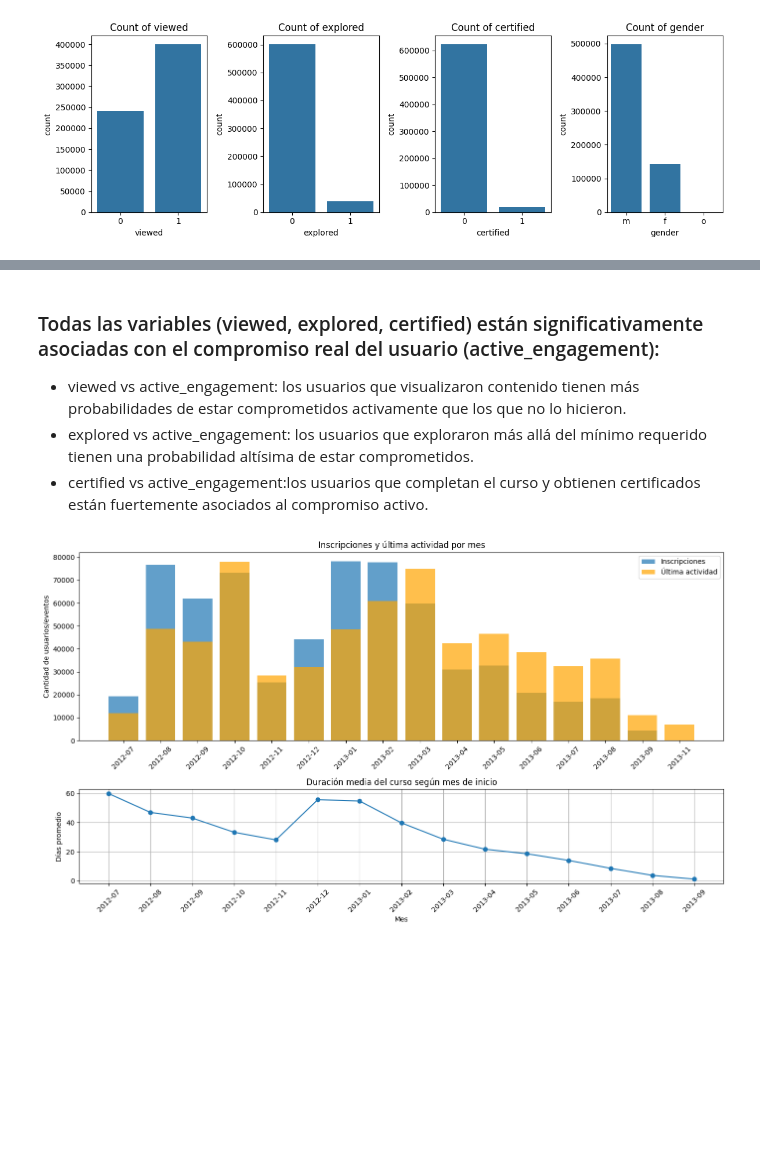
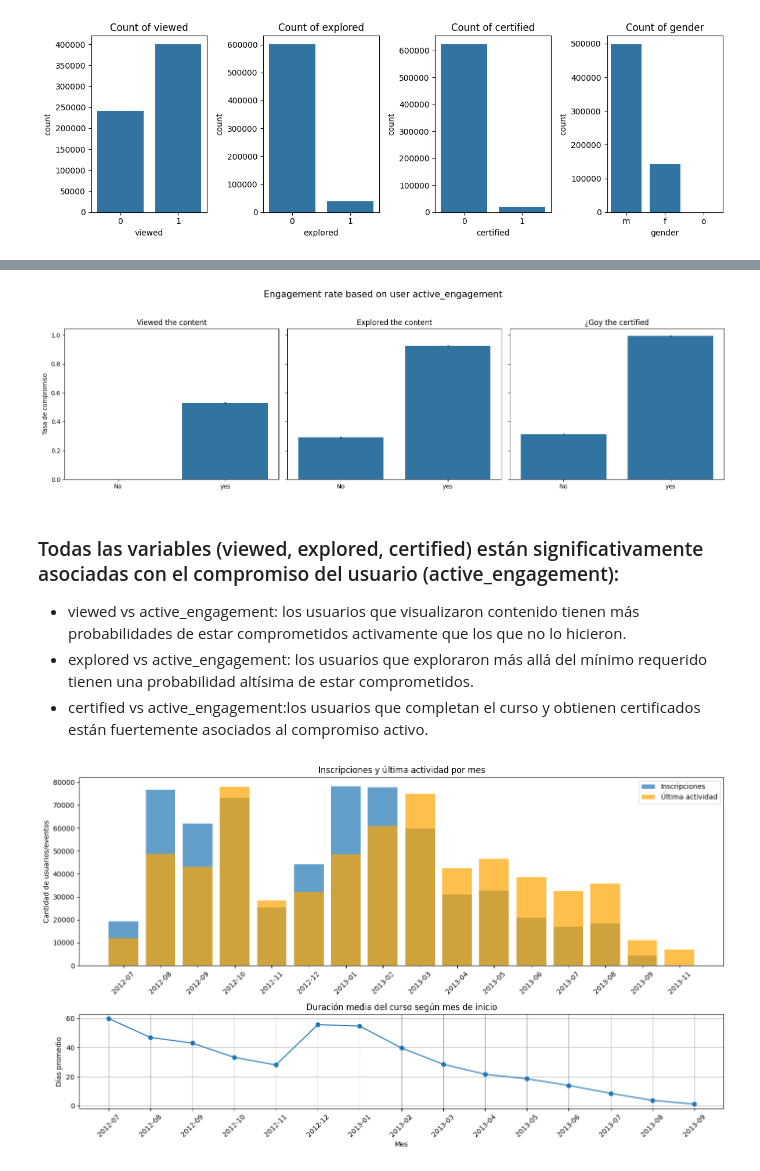
Before and after one commit to abdonrb/Course-engagement, a Jupyter notebook: notebooks/Eda.ipynb, the cells around one changed output, grey strips where cells are left out. Drawn from its saved outputs; the diff is of its cells as text; code cells hidden in the pictures; blank space fills up the shorter version.

```diff
--- a/notebooks/Eda.ipynb
+++ b/notebooks/Eda.ipynb
@@ -357,6 +371,34 @@ Chi² = 273943.66, p-value = 0.0000
 Relación significativa ✅
+# %%
+fig, axes = plt.subplots(1, 3, figsize=(16, 5), sharey=True)
+
+# 1. Engagement por viewed
+sns.barplot(x='viewed', y='active_engagement', data=df, ax=axes[0])
+axes[0].set_title('Viewed the content')
+axes[0].set_xticklabels(['No', 'yes'])
+axes[0].set_ylabel('Tasa de compromiso')
+axes[0].set_xlabel('')
+
+# 2. Engagement por explored
+sns.barplot(x='explored', y='active_engagement', data=df, ax=axes[1])
+axes[1].set_title('Explored the content')
+axes[1].set_xticklabels(['No', 'yes'])
+axes[1].set_ylabel('')
+axes[1].set_xlabel('')
+
+# 3. Engagement por certified
+sns.barplot(x='certified', y='active_engagement', data=df, ax=axes[2])
+axes[2].set_title('Got the certified')
+axes[2].set_xticklabels(['No', 'yes'])
+axes[2].set_ylabel('')
+axes[2].set_xlabel('')
+
+plt.suptitle('Engagement rate based on user active_engagement', fontsize=15)
+plt.tight_layout(rect=[0, 0.03, 1, 0.95]);
+# %% [output]
+[figure, added]
 # %% [markdown]
-### Todas las variables (viewed, explored, certified) están significativamente asociadas con el compromiso real del usuario (active_engagement):
+### Todas las variables (viewed, explored, certified) están significativamente asociadas con el compromiso del usuario (active_engagement):
 
 - viewed vs active_engagement: los usuarios que visualizaron contenido tienen más probabilidades de estar comprometidos activamente que los que no lo hicieron.
 - explored vs active_engagement: los usuarios que exploraron más allá del mínimo requerido tienen una probabilidad altísima de estar comprometidos.
```
Also changed, not shown: parts of 30 cells of this notebook.
